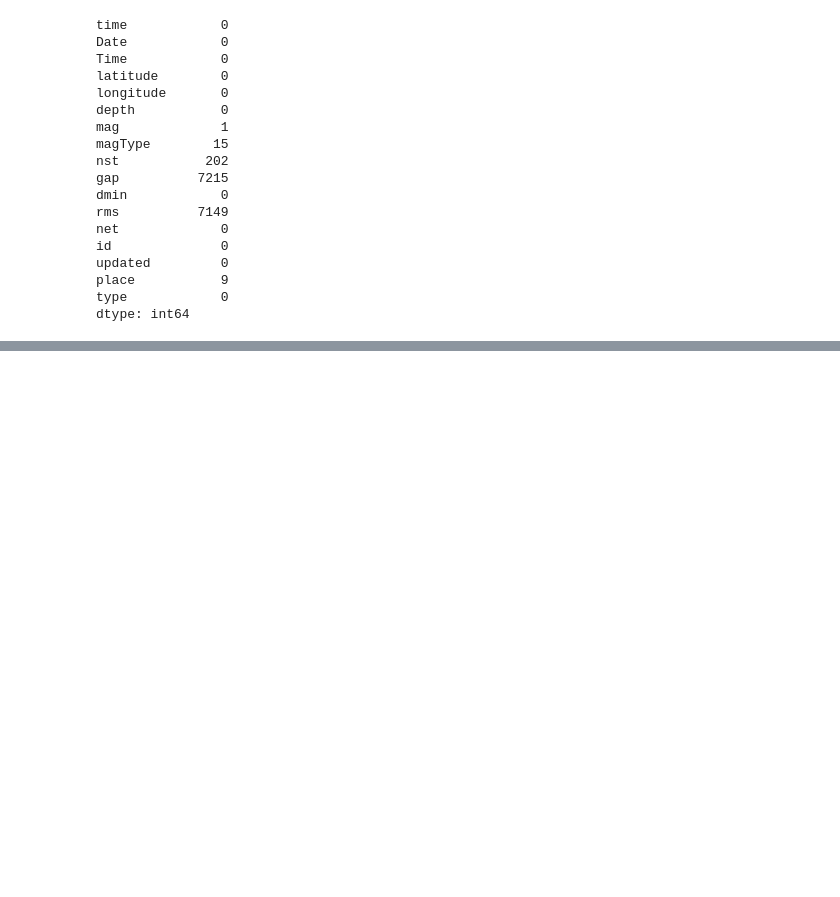
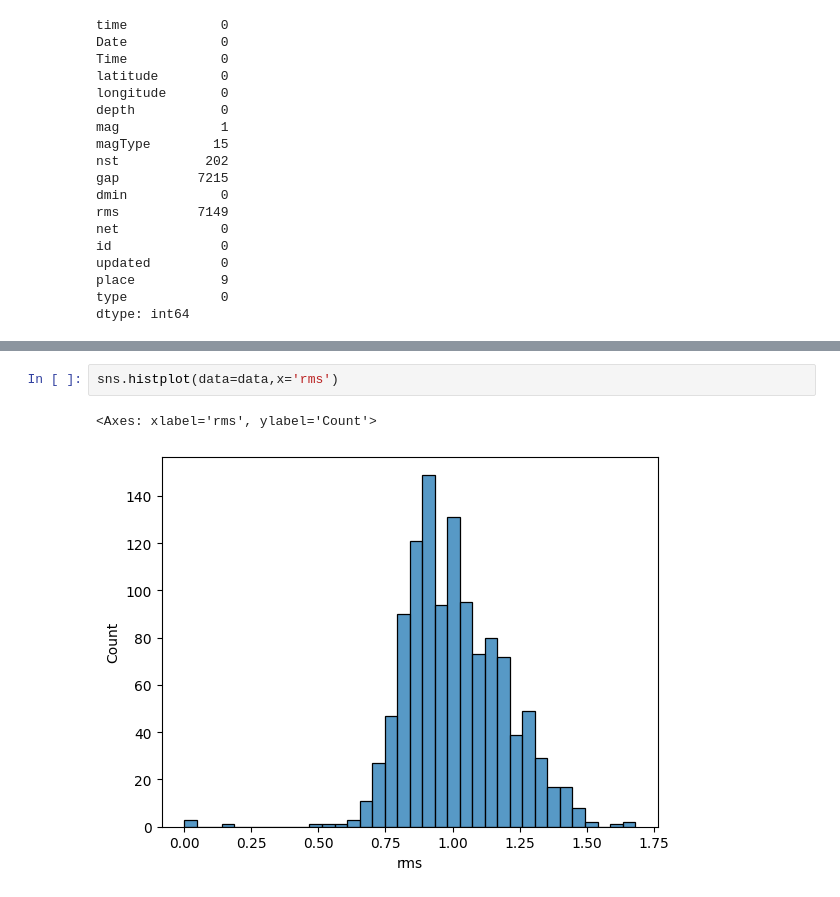
Before and after one commit to anitajn86/DATA-VIZ, a Jupyter notebook: Earthquake.ipynb, the cells around one changed output, grey strips where cells are left out. Saved outputs shown, nothing was run; the diff lists cells and outputs as text; blank space fills up the shorter version.

```diff
--- a/Earthquake.ipynb
+++ b/Earthquake.ipynb
@@ -99,0 +121,5 @@ dtype: int64
+# %%
+sns.histplot(data=data,x='rms')
+# %% [output]
+<Axes: xlabel='rms', ylabel='Count'>
+[figure, added]
```
Also changed, not shown: parts of 20 cells of this notebook.
